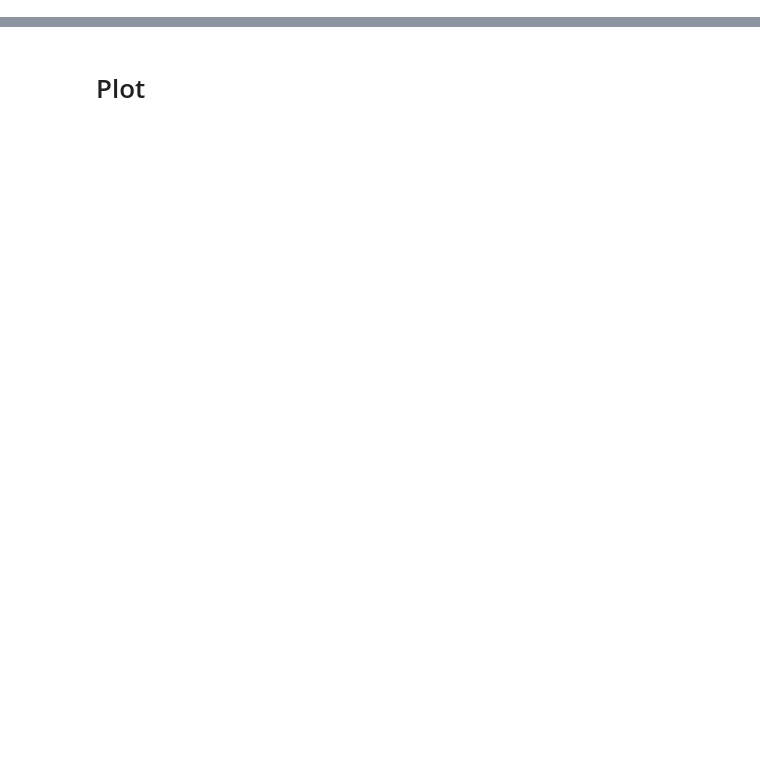
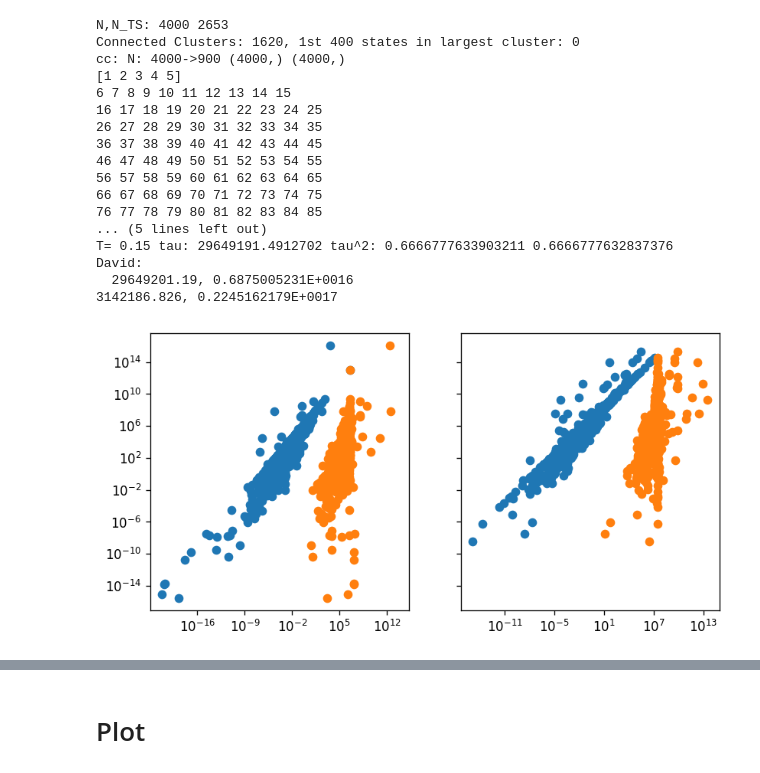
Before and after one commit to tomswinburne/PyGT, a Jupyter notebook: first_passage_time_GT.ipynb, the cells around one changed output, grey strips where cells are left out. Drawn from its saved outputs; the diff is of its cells as text; code cells hidden in the pictures; blank space fills up the shorter version.

```diff
--- a/first_passage_time_GT.ipynb
+++ b/first_passage_time_GT.ipynb
@@ -35,2 +51,82 @@ Bind = Bind[2:]
+# %%
+fig,axs = plt.subplots(1,2,figsize=(8,4),dpi=120,sharey=True)
+
+beta = 1.0/0.15
+B, K, D, N, u, s, Emin, sel = load_mat(path=data_path,beta=beta,Emax=None,Nmax=None,screen=True)
+D = np.ravel(K.sum(axis=0))
+
+Q = diags(D)-K.copy()
+
+keep = np.zeros(sel.size,bool)
+keep[Bind] = True
+
+B_states = keep[sel]
+
+keep = np.zeros(sel.size,bool)
+keep[Aind] = True
+A_states = keep[sel]
+
+print(np.arange(N)[A_states]+1)
+c=1
+for b in np.arange(N)[B_states]:
+    print(b+1,end=" ")
+    if c%10==0:
+        print(" ")
+    c+=1
+
+BF = beta*u-s
+
+
+rho = np.exp(-BF)
+
+
+rho_A = rho.copy()
+rho_B = rho.copy()
+rho_A[~A_states] = 0.0
+rho_B[~B_states] = 0.0
+rho_A = rho_A[~B_states]
+rho_B = rho_B[~A_states]
+rho_A /= rho_A.sum()
+rho_B /= rho_B.sum()
+rho = [rho_A,rho_B]
+sel = [~B_states,~A_states]
+
+for j in range(2):
+    x = spsolve(Q[sel[j],:][:,sel[j]],rho[j])
+    y = spsolve(Q[sel[j],:][:,sel[j]],x)
+
+    z = spsolve(Q[sel[j],:][:,sel[j]].transpose(),np.ones(rho[j].size)) # GT tau from each state
+
+
+
+    #z = 2.0/D[sel[j]] * x
+    axs[j].loglog(x,z*x,'o')
+    axs[j].loglog(z,z*x,'o')
+
+
+
+
+    print("T=",1.0/beta,"tau:",x.sum(),"tau^2:", 2.0*y.sum()/1.0e16, 2.0*(z*x).sum()/1.0e16, )
+
+print("David:\n  29649201.19, 0.6875005231E+0016\n3142186.826, 0.2245162179E+0017")
+# %% [output]
+N,N_TS: 4000 2653
+Connected Clusters: 1620, 1st 400 states in largest cluster: 0
+cc: N: 4000->900 (4000,) (4000,)
+[1 2 3 4 5]
+6 7 8 9 10 11 12 13 14 15
+16 17 18 19 20 21 22 23 24 25
+26 27 28 29 30 31 32 33 34 35
+36 37 38 39 40 41 42 43 44 45
+46 47 48 49 50 51 52 53 54 55
+56 57 58 59 60 61 62 63 64 65
+66 67 68 69 70 71 72 73 74 75
+76 77 78 79 80 81 82 83 84 85
+... (5 lines left out)
+T= 0.15 tau: 29649191.4912702 tau^2: 0.6666777633903211 0.6666777632837376
+David:
+  29649201.19, 0.6875005231E+0016
+3142186.826, 0.2245162179E+0017
+[figure, added]
 # %%
 
```
Also changed, not shown: parts of 9 cells of this notebook, 14 other files.
